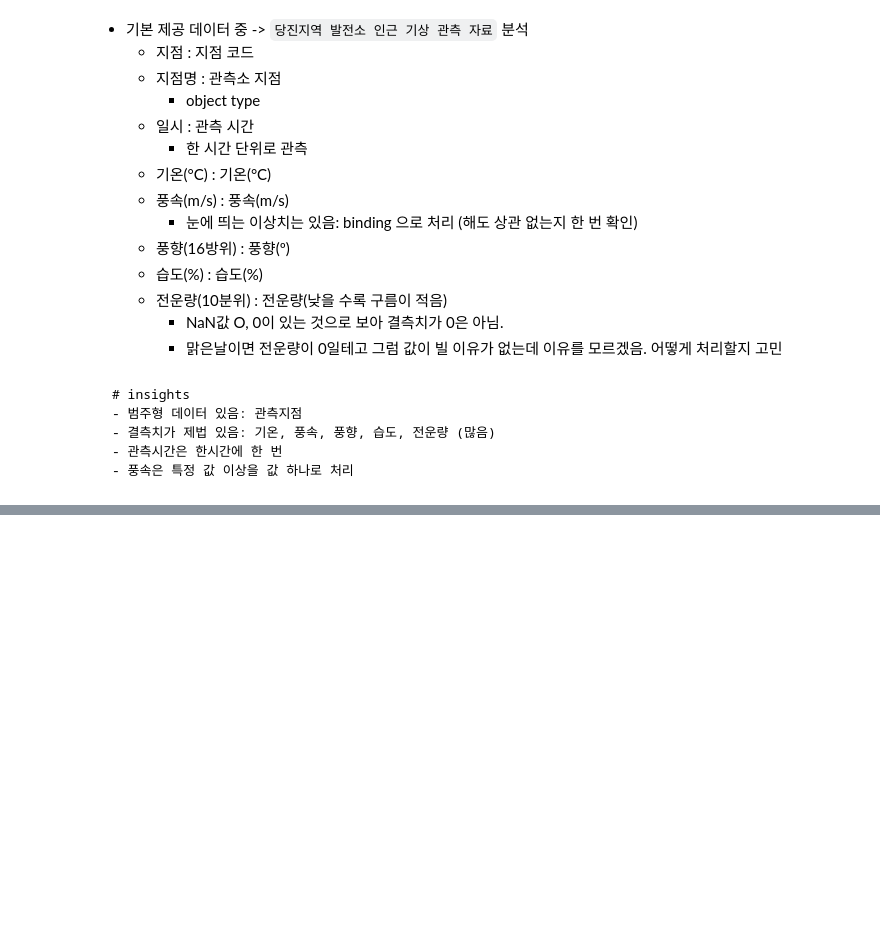
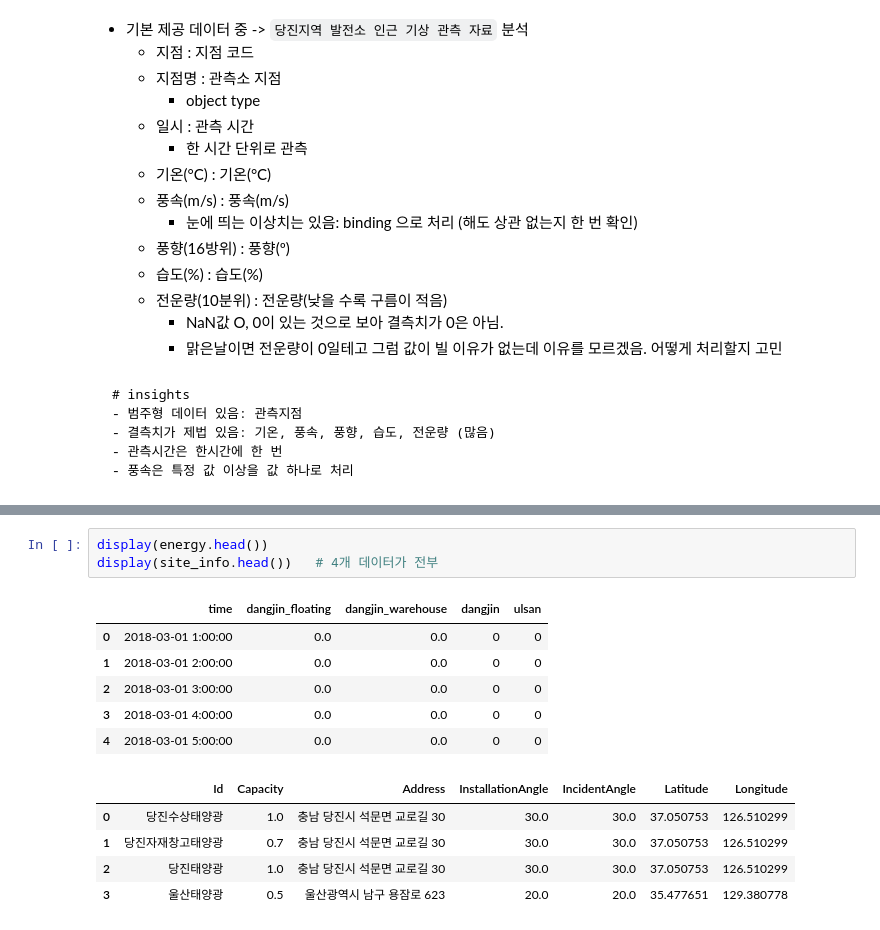
Before and after one commit to 4923/DS_playground, a Jupyter notebook: dacon_동서발전태양광발전량예측/eda.ipynb, the cells around one changed output, grey strips where cells are left out. Cells and saved outputs as stored; diff of their text form; blank space fills up the shorter version.

```diff
--- a/dacon_동서발전태양광발전량예측/eda.ipynb
+++ b/dacon_동서발전태양광발전량예측/eda.ipynb
@@ -230,0 +256,15 @@ dtype: int64
+# %%
+display(energy.head())
+display(site_info.head())   # 4개 데이터가 전부
+# %% [output]
+|  | time | dangjin_floating | dangjin_warehouse | dangjin | ulsan |
+| 0 | 2018-03-01 1:00:00 | 0.0 | 0.0 | 0 | 0 |
+| 1 | 2018-03-01 2:00:00 | 0.0 | 0.0 | 0 | 0 |
+| 2 | 2018-03-01 3:00:00 | 0.0 | 0.0 | 0 | 0 |
+| 3 | 2018-03-01 4:00:00 | 0.0 | 0.0 | 0 | 0 |
+| 4 | 2018-03-01 5:00:00 | 0.0 | 0.0 | 0 | 0 |
+|  | Id | Capacity | Address | InstallationAngle | IncidentAngle | Latitude | Longitude |
+| 0 | 당진수상태양광 | 1.0 | 충남 당진시 석문면 교로길 30 | 30.0 | 30.0 | 37.050753 | 126.510299 |
+| 1 | 당진자재창고태양광 | 0.7 | 충남 당진시 석문면 교로길 30 | 30.0 | 30.0 | 37.050753 | 126.510299 |
+| 2 | 당진태양광 | 1.0 | 충남 당진시 석문면 교로길 30 | 30.0 | 30.0 | 37.050753 | 126.510299 |
+| 3 | 울산태양광 | 0.5 | 울산광역시 남구 용잠로 623 | 20.0 | 20.0 | 35.477651 | 129.380778 |
```
Also changed, not shown: parts of 10 cells of this notebook.
